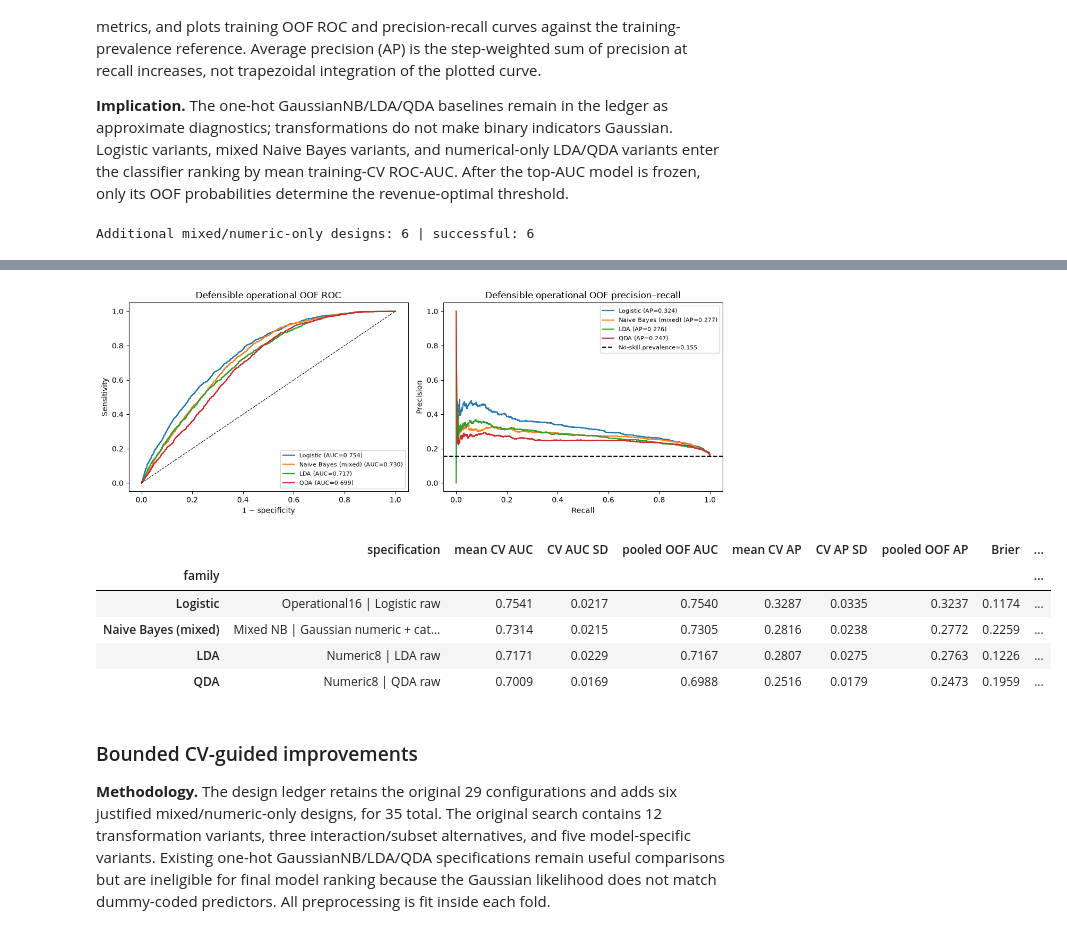
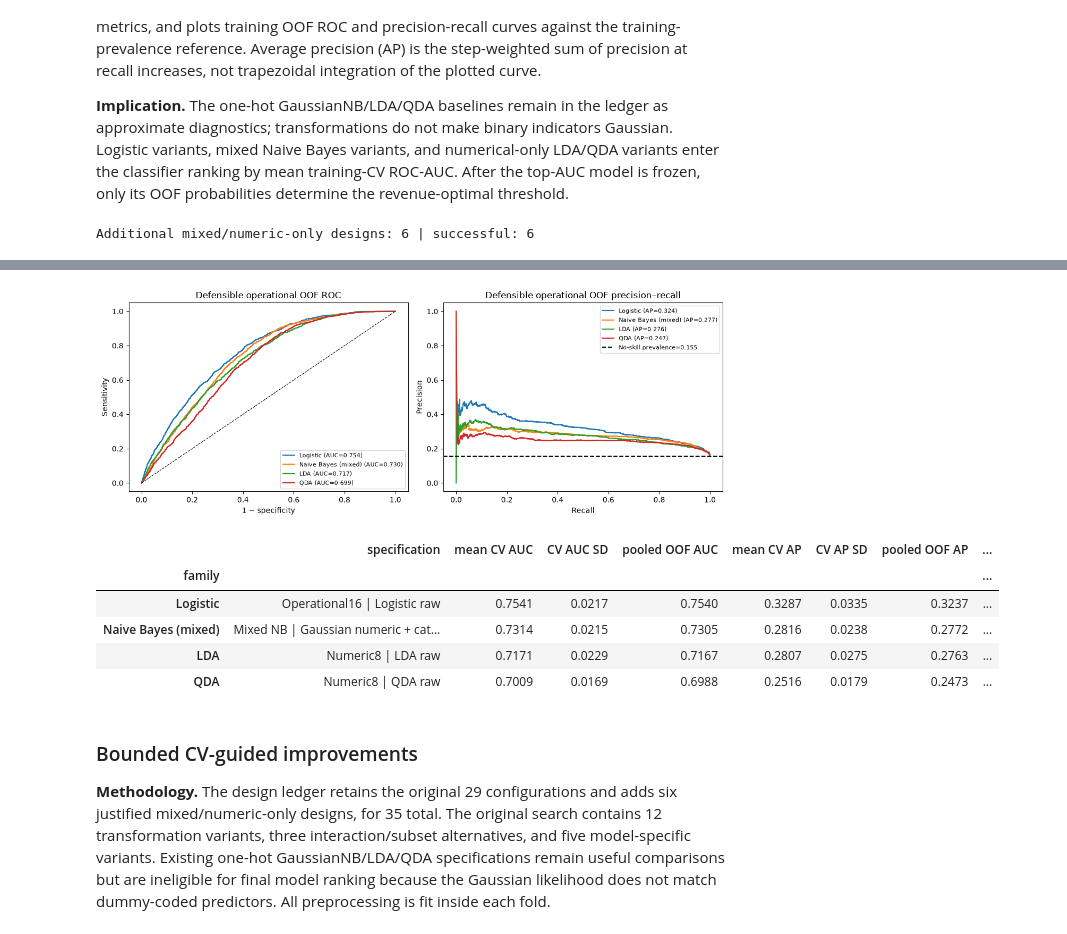
Before and after one commit to lyd-sg/dsa211, a Jupyter notebook: online_shoppers_revised.ipynb, the cells around one changed output, grey strips where cells are left out. Drawn from its saved outputs; the diff is of its cells as text; code cells hidden in the pictures.

Commit message:
refactor: remove Brier scores and calibration diagnostics

```diff
--- a/online_shoppers_revised.ipynb
+++ b/online_shoppers_revised.ipynb
@@ -478,7 +478,7 @@ for family,label in BASELINE_LABELS.items():
     baseline_rows.append({'family':family,'candidate':label,
         'mean fold AUC':np.mean(RESULTS[label]['fold_auc']),'fold AUC SD':np.std(RESULTS[label]['fold_auc'],ddof=1),'pooled OOF AUC':roc_auc_score(ytr,prob),
         'mean fold AP':np.mean(RESULTS[label]['fold_ap']),'fold AP SD':np.std(RESULTS[label]['fold_ap'],ddof=1),'pooled OOF AP':average_precision_score(ytr,prob),
-        'Brier':brier_score_loss(ytr,prob),'sensitivity @ .5':rates['sensitivity'],
+        'sensitivity @ .5':rates['sensitivity'],
         'specificity @ .5':rates['specificity'],**{k:rates[k] for k in ['TP','FP','FN','TN']}})
     fpr,tpr,_=roc_curve(ytr,prob); ax.plot(fpr,tpr,label=f'{family} (AUC={roc_auc_score(ytr,prob):.3f})')
     ax.plot(1-rates['specificity'],rates['sensitivity'],'o',ms=4)
@@ -659,40 +659,40 @@ fig,axes=plt.subplots(1,2,figsize=(12,4.5))
 for family,label in DEFENSIBLE_BASELINES.items():
     if 'oof' not in RESULTS.get(label,{}):
         print(f'No successful defensible baseline for {family}:',RESULTS.get(label,{}).get('failure','unavailable'))
         continue
     res=RESULTS[label]; prob=res['oof']; rates=confusion_rates(ytr,prob,.5)
     reference_rows.append({'family':family,'specification':label,
         'mean CV AUC':np.mean(res['fold_auc']),'CV AUC SD':np.std(res['fold_auc'],ddof=1),
         'pooled OOF AUC':roc_auc_score(ytr,prob),'mean CV AP':np.mean(res['fold_ap']),
         'CV AP SD':np.std(res['fold_ap'],ddof=1),'pooled OOF AP':average_precision_score(ytr,prob),
-        'Brier':brier_score_loss(ytr,prob),'sensitivity @ .5':rates['sensitivity'],
+        'sensitivity @ .5':rates['sensitivity'],
         'specificity @ .5':rates['specificity'],**{k:rates[k] for k in ['TP','FP','FN','TN']}})
     fpr,tpr,_=roc_curve(ytr,prob); axes[0].plot(fpr,tpr,label=f'{family} (AUC={roc_auc_score(ytr,prob):.3f})')
     precision,recall,_=precision_recall_curve(ytr,prob)
     axes[1].plot(recall,precision,label=f'{family} (AP={average_precision_score(ytr,prob):.3f})')
 axes[0].plot([0,1],[0,1],'k--',lw=.8); axes[0].set(xlabel='1 − specificity',ylabel='Sensitivity',title='Defensible operational OOF ROC')
 axes[1].axhline(ytr.mean(),color='black',ls='--',label=f'No-skill prevalence={ytr.mean():.3f}')
 axes[1].set(xlabel='Recall',ylabel='Precision',title='Defensible operational OOF precision–recall')
 for ax in axes: ax.legend(fontsize=8,loc='best')
 plt.tight_layout(); plt.show()
 DEFENSIBLE_BASELINE_TABLE=pd.DataFrame(reference_rows).set_index('family')
 display(DEFENSIBLE_BASELINE_TABLE.round(4))
 # %% [output]
 Additional mixed/numeric-only designs: 6 | successful: 6
 |  | stage | candidate | mean_fold_auc | fold_auc_sd | mean_fold_ap | fold_ap_sd | pooled_oof_ap | status | ... |
 | 0 | mixed likelihood baseline | Mixed NB | Gaussian numeric + cat... | 0.7314 | 0.0215 | 0.2816 | 0.0238 | 0.2772 | OK | ... |
 | 1 | mixed likelihood transformation | Mixed NB | Gaussian numeric + cat... | 0.7423 | 0.0249 | 0.3098 | 0.0331 | 0.3033 | OK | ... |
 | 2 | numeric-only discriminant baseline | Numeric8 | LDA raw | 0.7171 | 0.0229 | 0.2807 | 0.0275 | 0.2763 | OK | ... |
 | 3 | numeric-only discriminant transfo... | Numeric8 | LDA Yeo-Johnson | 0.7353 | 0.0248 | 0.2978 | 0.0343 | 0.2927 | OK | ... |
 | 4 | numeric-only discriminant baseline | Numeric8 | QDA raw | 0.7009 | 0.0169 | 0.2516 | 0.0179 | 0.2473 | OK | ... |
 | 5 | numeric-only covariance regulariz... | Numeric8 | QDA regularized 0.05 | 0.7019 | 0.0188 | 0.2527 | 0.0190 | 0.2480 | OK | ... |
 [figure]
-|  | specification | mean CV AUC | CV AUC SD | pooled OOF AUC | mean CV AP | CV AP SD | pooled OOF AP | Brier | ... |
-| family |  |  |  |  |  |  |  |  | ... |
-| Logistic | Operational16 | Logistic raw | 0.7541 | 0.0217 | 0.7540 | 0.3287 | 0.0335 | 0.3237 | 0.1174 | ... |
-| Naive Bayes (mixed) | Mixed NB | Gaussian numeric + cat... | 0.7314 | 0.0215 | 0.7305 | 0.2816 | 0.0238 | 0.2772 | 0.2259 | ... |
-| LDA | Numeric8 | LDA raw | 0.7171 | 0.0229 | 0.7167 | 0.2807 | 0.0275 | 0.2763 | 0.1226 | ... |
-| QDA | Numeric8 | QDA raw | 0.7009 | 0.0169 | 0.6988 | 0.2516 | 0.0179 | 0.2473 | 0.1959 | ... |
+|  | specification | mean CV AUC | CV AUC SD | pooled OOF AUC | mean CV AP | CV AP SD | pooled OOF AP | ... |
+| family |  |  |  |  |  |  |  | ... |
+| Logistic | Operational16 | Logistic raw | 0.7541 | 0.0217 | 0.7540 | 0.3287 | 0.0335 | 0.3237 | ... |
+| Naive Bayes (mixed) | Mixed NB | Gaussian numeric + cat... | 0.7314 | 0.0215 | 0.7305 | 0.2816 | 0.0238 | 0.2772 | ... |
+| LDA | Numeric8 | LDA raw | 0.7171 | 0.0229 | 0.7167 | 0.2807 | 0.0275 | 0.2763 | ... |
+| QDA | Numeric8 | QDA raw | 0.7009 | 0.0169 | 0.6988 | 0.2516 | 0.0179 | 0.2473 | ... |
 # %% [markdown]
 ### Bounded CV-guided improvements
 
```
Also changed, not shown: parts of 8 cells of this notebook, 7 other files.
